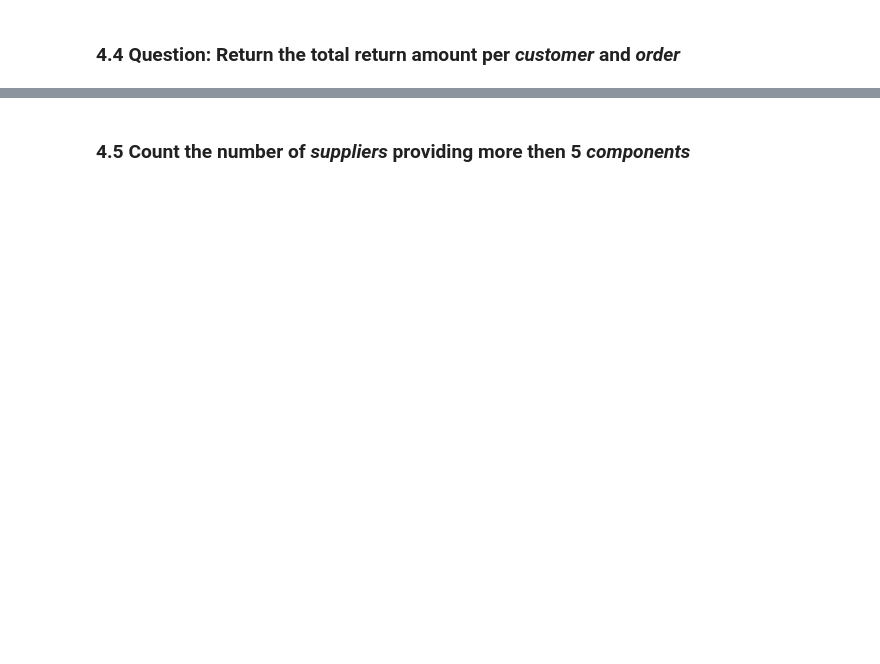
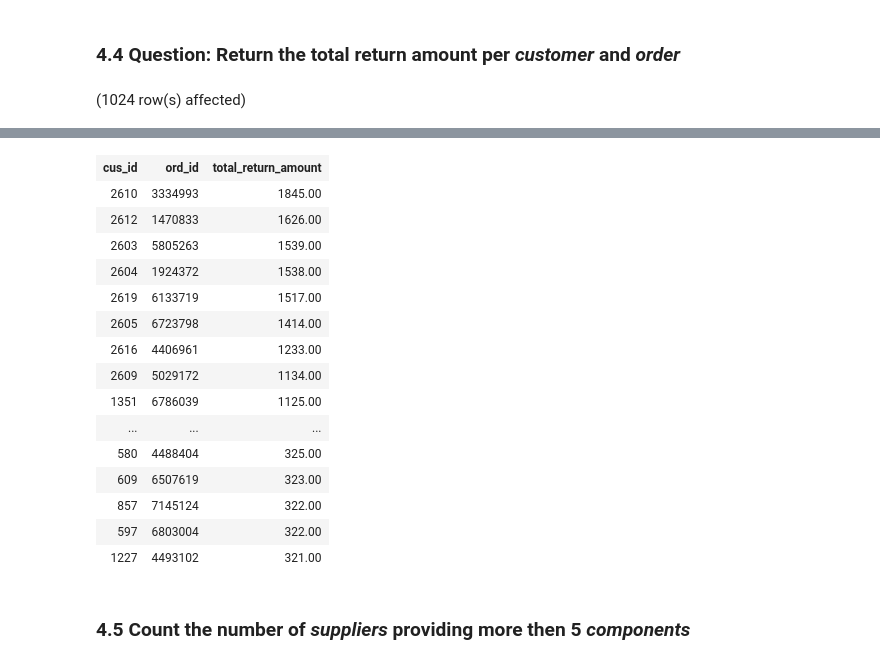
Before and after one commit to shkungulio/Maryville, a Jupyter notebook: DSCI-504/Assignment/Week4/DSCI504_Wk4_Assignment.ipynb, the cells around one changed output, grey strips where cells are left out. Drawn from its saved outputs; the diff is of its cells as text; code cells hidden in the pictures; blank space fills up the shorter version.

```diff
--- a/DSCI-504/Assignment/Week4/DSCI504_Wk4_Assignment.ipynb
+++ b/DSCI-504/Assignment/Week4/DSCI504_Wk4_Assignment.ipynb
@@ -81,0 +108,14 @@ Total execution time: 00:00:00.019
+# %%
+SELECT
+    cus_id
+    ,ord_id
+    ,SUM(tot_ret_amnt) AS total_return_amount
+FROM
+    dsci_504.returns
+GROUP BY
+    cus_id,
+    ord_id
+ORDER BY
+    total_return_amount DESC;
+# %% [output]
+(1024 row(s) affected)
@@ -82,2 +123,18 @@ Total execution time: 00:00:00.019
+| cus_id | ord_id | total_return_amount |
+| 2610 | 3334993 | 1845.00 |
+| 2612 | 1470833 | 1626.00 |
+| 2603 | 5805263 | 1539.00 |
+| 2604 | 1924372 | 1538.00 |
+| 2619 | 6133719 | 1517.00 |
+| 2605 | 6723798 | 1414.00 |
+| 2616 | 4406961 | 1233.00 |
+| 2609 | 5029172 | 1134.00 |
+| 1351 | 6786039 | 1125.00 |
+| ... | ... | ... |
+| 580 | 4488404 | 325.00 |
+| 609 | 6507619 | 323.00 |
+| 857 | 7145124 | 322.00 |
+| 597 | 6803004 | 322.00 |
+| 1227 | 4493102 | 321.00 |
 # %% [markdown]
 ### 4.5 Count the number of _suppliers_ providing **more then 5** _components_
```
Also changed, not shown: parts of 12 cells of this notebook.
